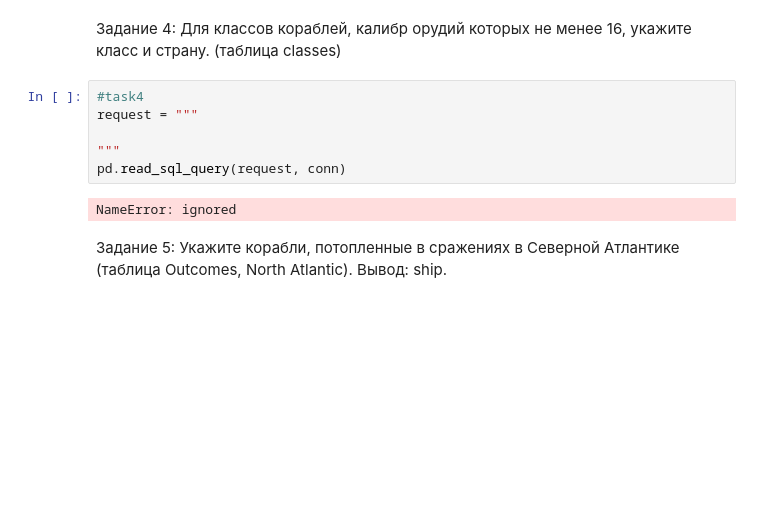
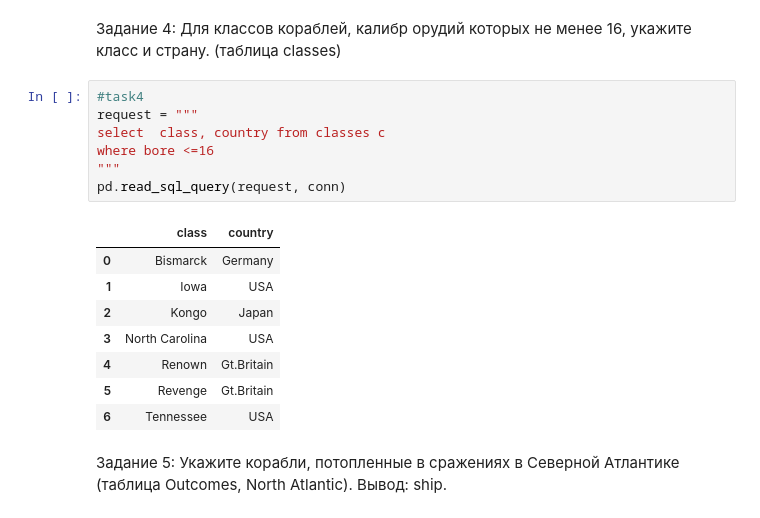
Before and after one commit to igorshelove/sqlhw, a Jupyter notebook: lesson2_homework.ipynb, the cells around one changed output. Saved outputs shown, nothing was run; the diff lists cells and outputs as text; blank space fills up the shorter version.

```diff
--- a/lesson2_homework.ipynb
+++ b/lesson2_homework.ipynb
@@ -109,11 +143,19 @@ pd.read_sql_query(request, conn)
 # %%
 #task4
 request = """
-
+select  class, country from classes c
+where bore <=16
 """
 pd.read_sql_query(request, conn)
 # %% [output]
-NameError: ignored
+|  | class | country |
+| 0 | Bismarck | Germany |
+| 1 | Iowa | USA |
+| 2 | Kongo | Japan |
+| 3 | North Carolina | USA |
+| 4 | Renown | Gt.Britain |
+| 5 | Revenge | Gt.Britain |
+| 6 | Tennessee | USA |
 # %% [markdown]
 Задание 5: Укажите корабли, потопленные в сражениях в Северной Атлантике (таблица Outcomes, North Atlantic). Вывод: ship.
 # %%
```
Also changed, not shown: parts of 16 cells of this notebook.
